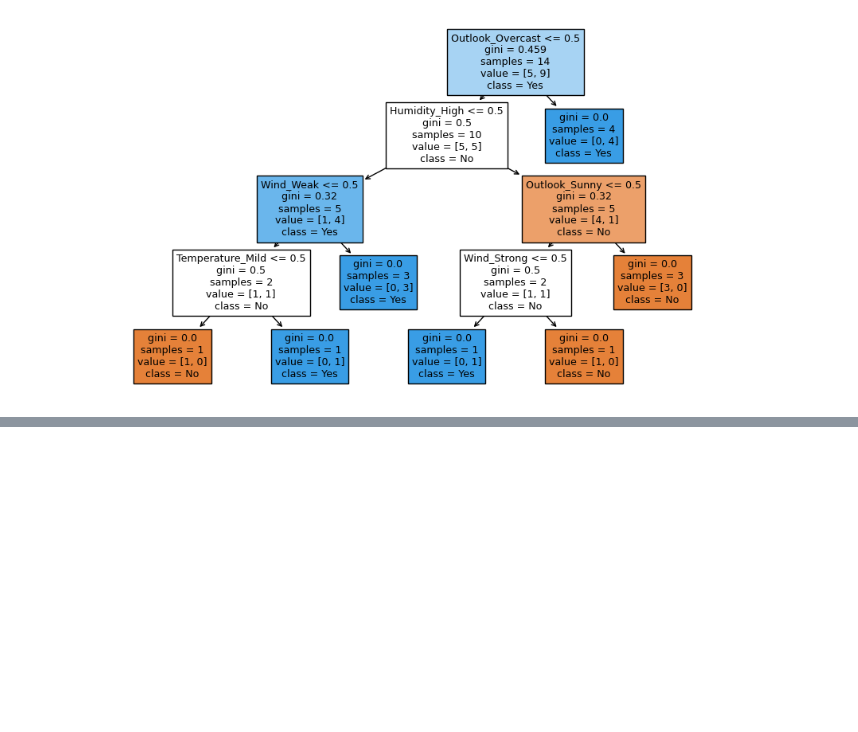
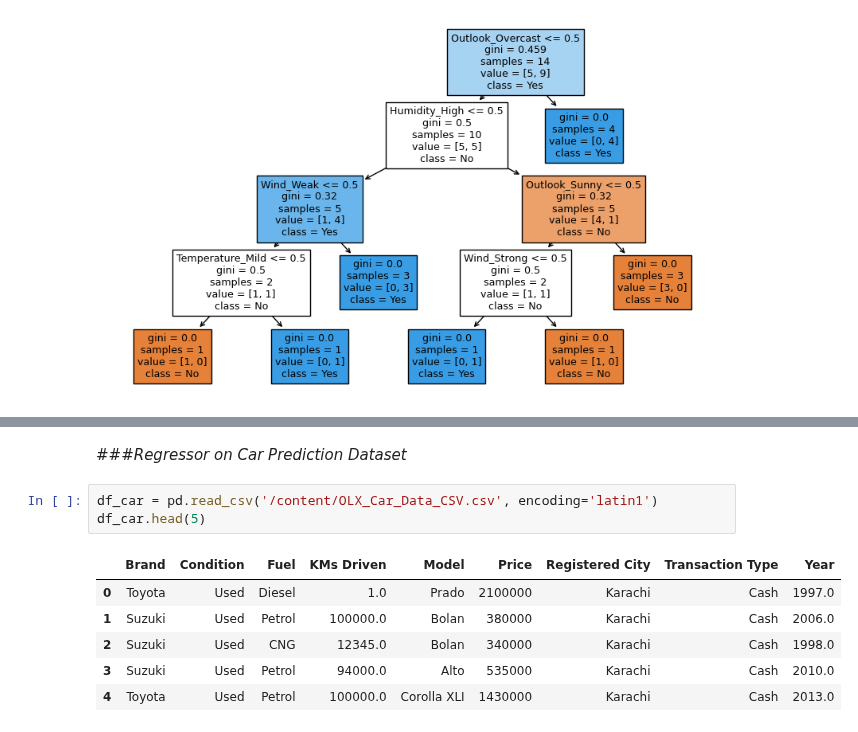
Before and after one commit to Say2hub/ML-Labs, a Jupyter notebook: Decision_Tree.ipynb, the cells around one changed output, grey strips where cells are left out. Saved outputs shown, nothing was run; the diff lists cells and outputs as text; blank space fills up the shorter version.

```diff
--- a/Decision_Tree.ipynb
+++ b/Decision_Tree.ipynb
@@ -213,0 +356,12 @@ plt.show()
+# %% [markdown]
+###*Regressor on Car Prediction Dataset*
+# %%
+df_car = pd.read_csv('/content/OLX_Car_Data_CSV.csv', encoding='latin1')
+df_car.head(5)
+# %% [output]
+|  | Brand | Condition | Fuel | KMs Driven | Model | Price | Registered City | Transaction Type | Year |
+| 0 | Toyota | Used | Diesel | 1.0 | Prado | 2100000 | Karachi | Cash | 1997.0 |
+| 1 | Suzuki | Used | Petrol | 100000.0 | Bolan | 380000 | Karachi | Cash | 2006.0 |
+| 2 | Suzuki | Used | CNG | 12345.0 | Bolan | 340000 | Karachi | Cash | 1998.0 |
+| 3 | Suzuki | Used | Petrol | 94000.0 | Alto | 535000 | Karachi | Cash | 2010.0 |
+| 4 | Toyota | Used | Petrol | 100000.0 | Corolla XLI | 1430000 | Karachi | Cash | 2013.0 |
```
Also changed, not shown: parts of 9 cells of this notebook.
